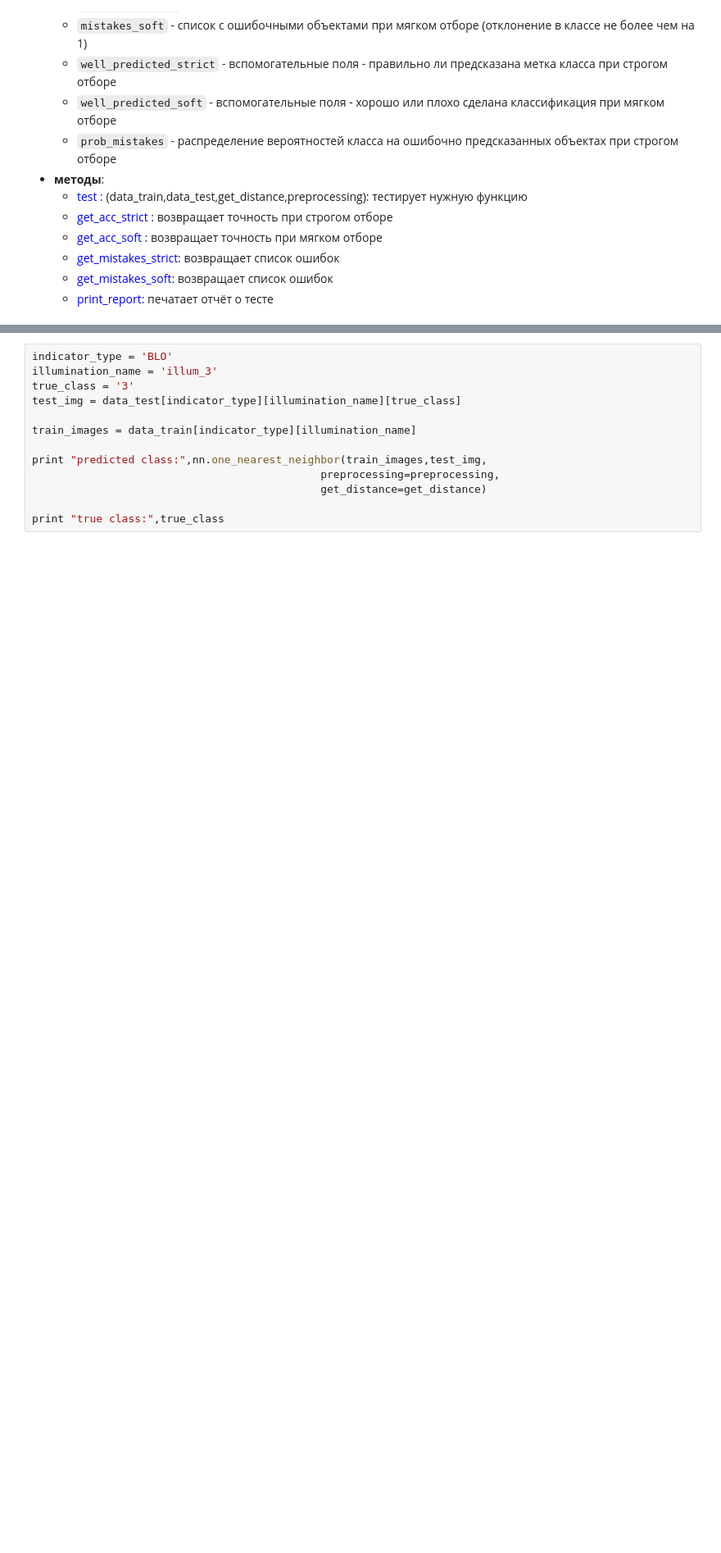
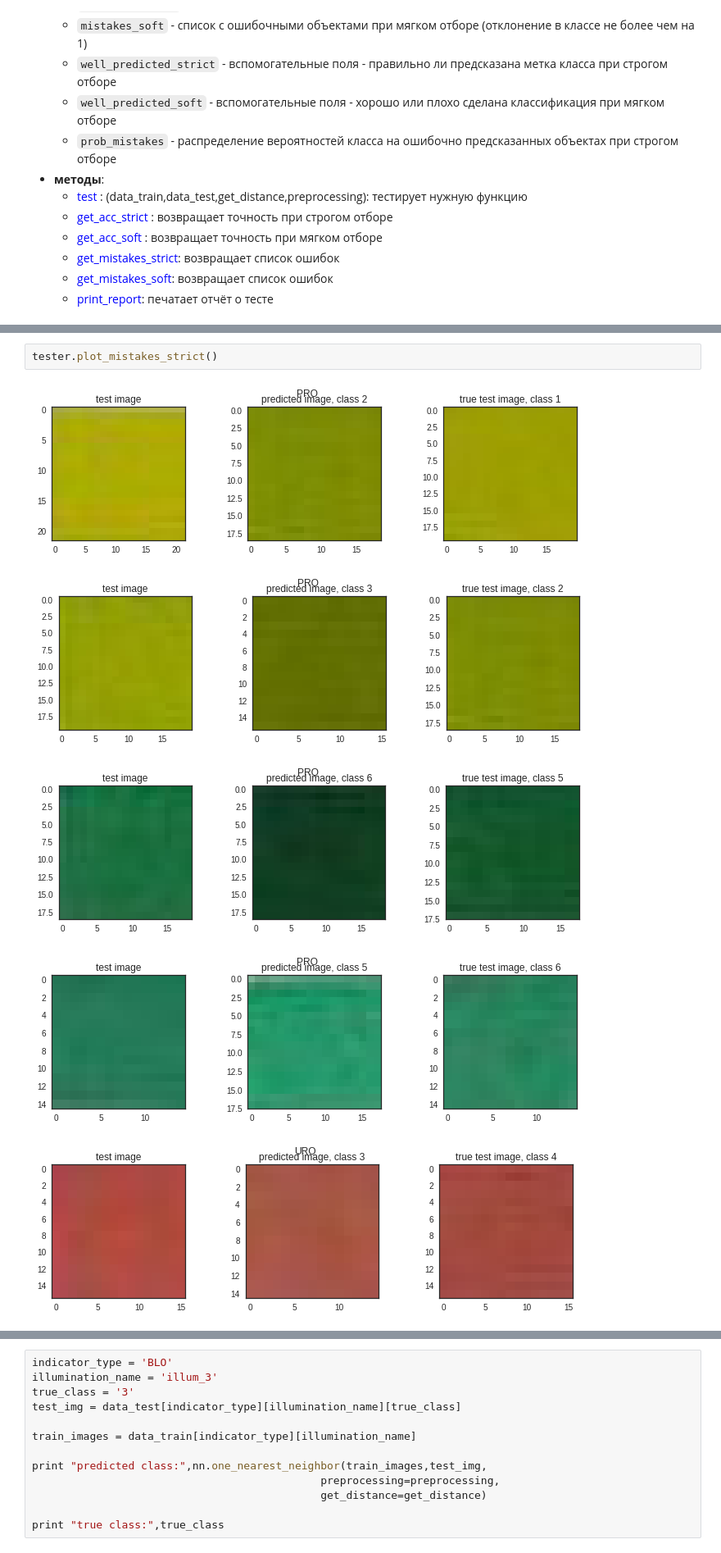
Before and after one commit to lysukhin/urinalysis, a Jupyter notebook: scripts/notebooks/OneNearestNeighbour_tune.ipynb, the cells around one changed output, grey strips where cells are left out. Shown at 82% size. Cells and saved outputs as stored; diff of their text form; blank space fills up the shorter version.

```diff
--- a/scripts/notebooks/OneNearestNeighbour_tune.ipynb
+++ b/scripts/notebooks/OneNearestNeighbour_tune.ipynb
@@ -176,0 +262,8 @@ tester.print_report()
+# %%
+tester.plot_mistakes_strict()
+# %% [output]
+[figure, added]
+[figure, added]
+[figure, added]
+[figure, added]
+[figure, added]
```
Also changed, not shown: parts of 14 cells of this notebook.
